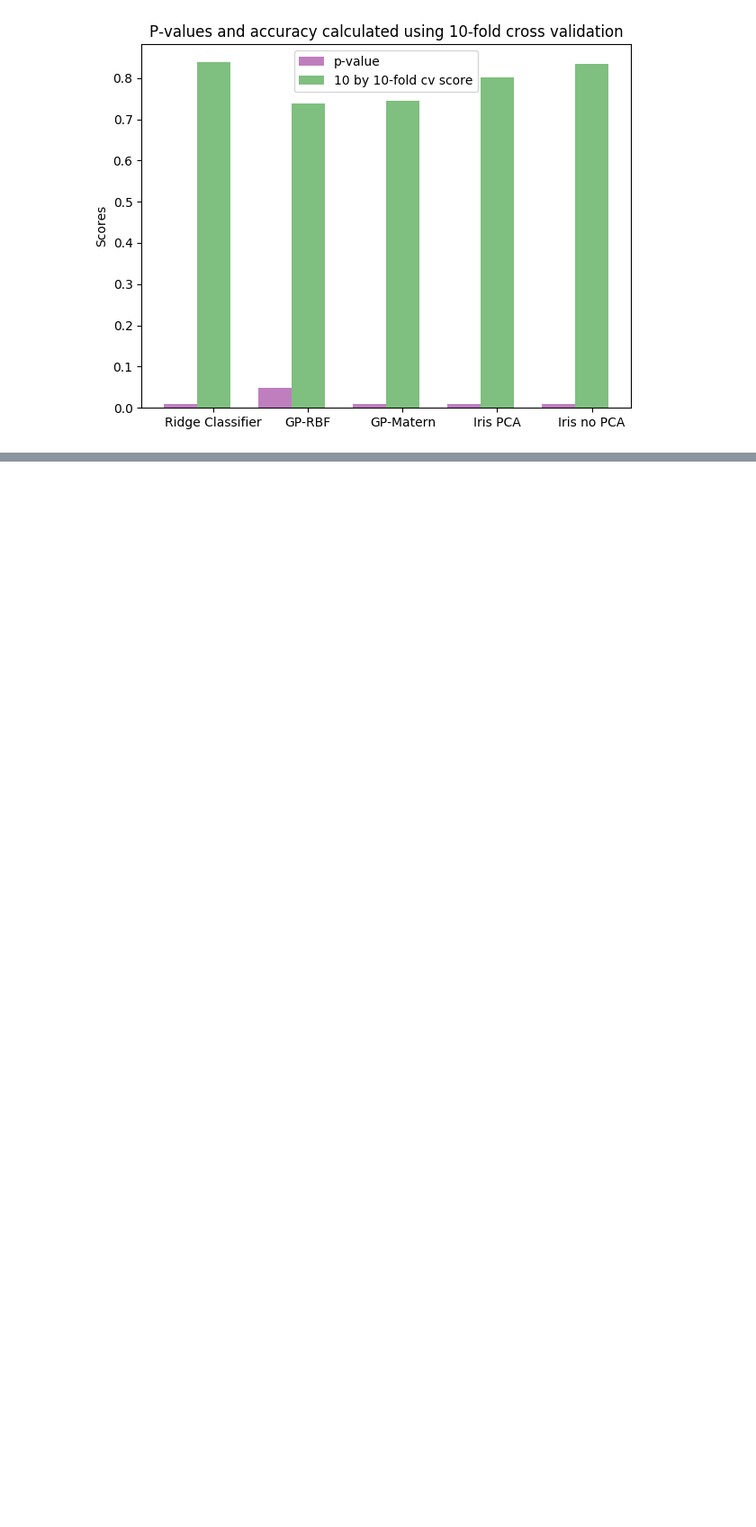
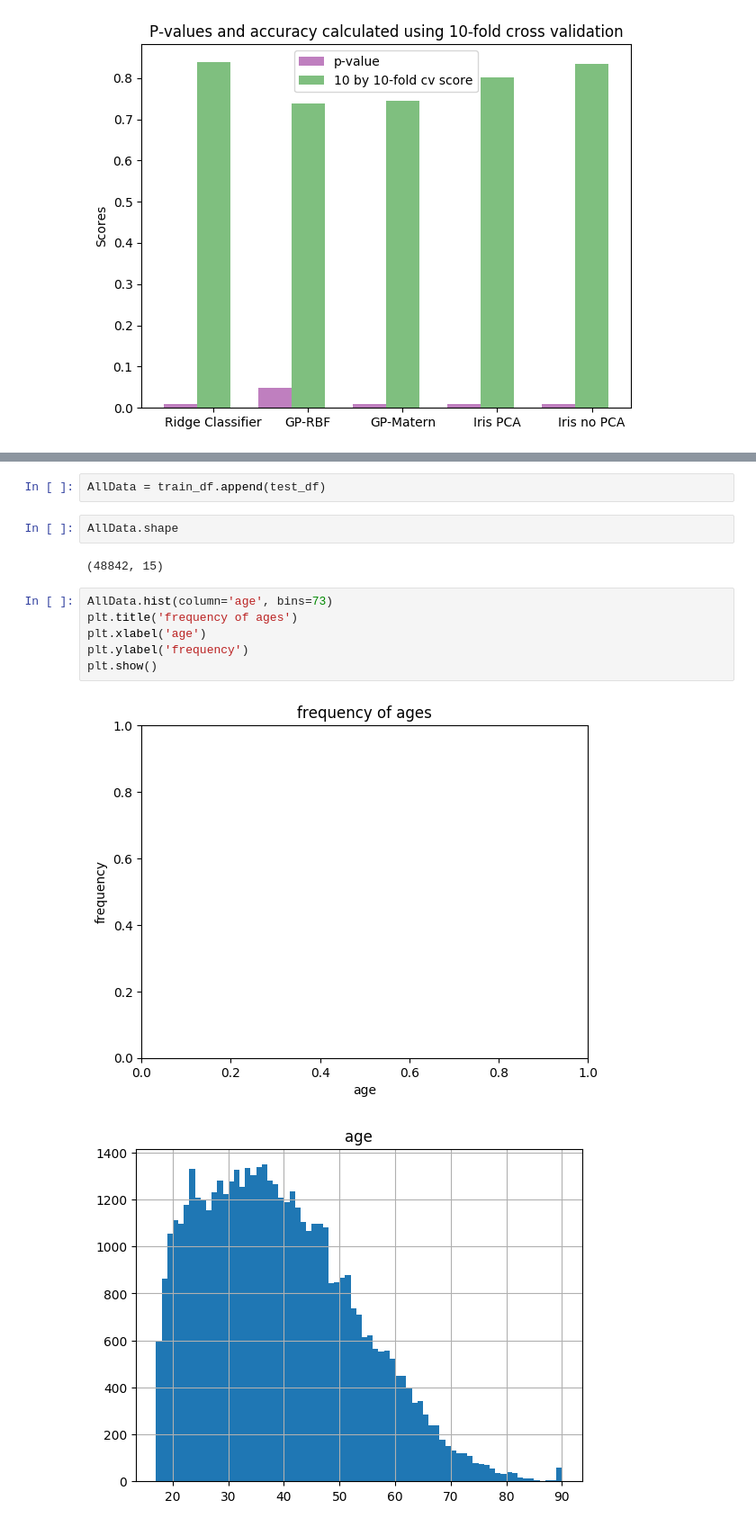
Before and after one commit to elanbmiller/MLApplicationProject, a Jupyter notebook: milestone 4/milestone4.ipynb, the cells around one changed output, grey strips where cells are left out. Shown at 90% size. Drawn from its saved outputs; the diff is of its cells as text; blank space fills up the shorter version.

Commit message:
adding frequency of ages graph

```diff
--- a/milestone 4/milestone4.ipynb
+++ b/milestone 4/milestone4.ipynb
@@ -201,0 +220,15 @@ plt.show()
+# %%
+AllData = train_df.append(test_df)
+# %%
+AllData.shape
+# %% [output]
+(48842, 15)
+# %%
+AllData.hist(column='age', bins=73)
+plt.title('frequency of ages')
+plt.xlabel('age')
+plt.ylabel('frequency')
+plt.show()
+# %% [output]
+[figure, added]
+[figure, added]
```
Also changed, not shown: parts of 3 cells of this notebook.
